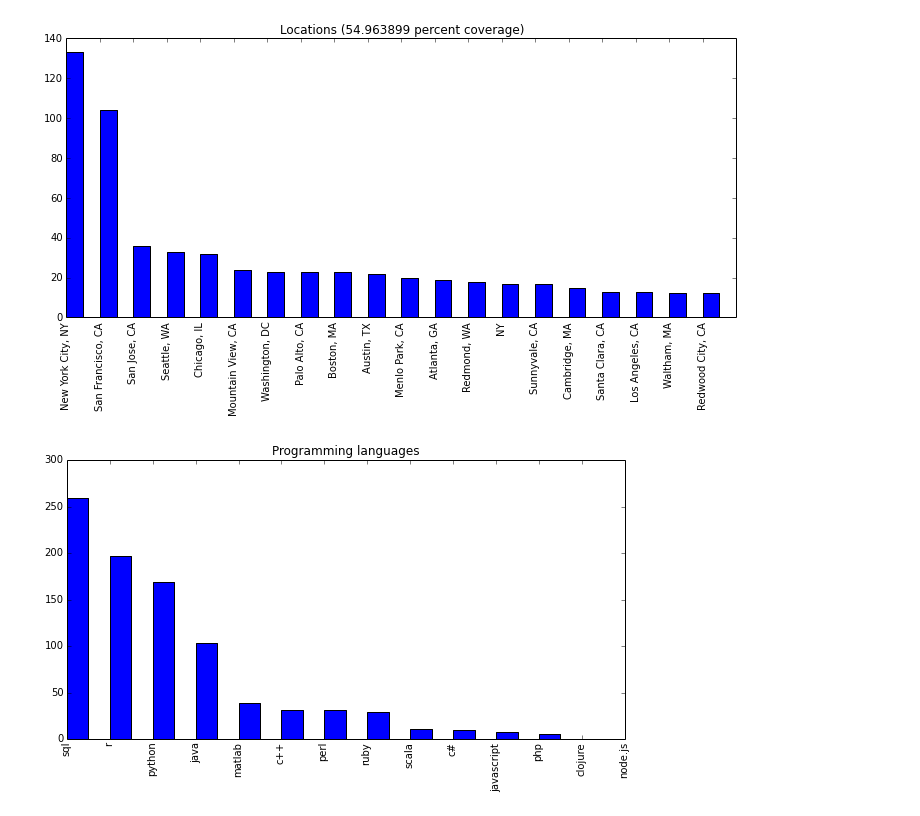
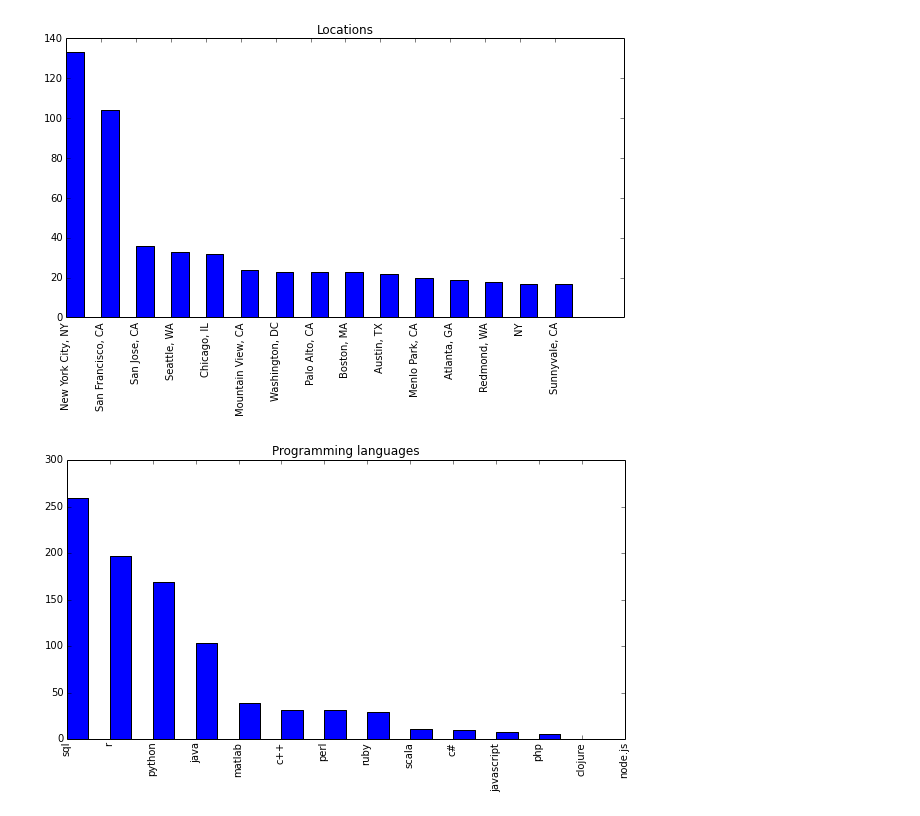
Before and after one commit to afcarl/analysis-jobdata, a Jupyter notebook: notebooks/datascience.ipynb, the cells around one changed output. Saved outputs shown, nothing was run; the diff lists cells and outputs as text; code cells hidden in the pictures.

Commit message:
Data Science refactoring

```diff
--- a/notebooks/datascience.ipynb
+++ b/notebooks/datascience.ipynb
@@ -22,22 +22,40 @@ def load_json_save(x):
 # Filter out records that couldn't be parsed
 records = map(lambda r: load_json_save(r), records)
 records = filter(lambda r: r, records)
+# %%
+def plot_term_counts(data, title="", color='b'):
+    fig, ax = plt.subplots(figsize=(10,5))
+    N = len(data)
+    sorted_items = []
+    if type(data) is Counter:
+        sorted_items = sorted(data.items(), key=lambda x: x[1], reverse=True)
+    elif type(data) is list:
+        sorted_items = data
+    x_labels, y_values = zip(*sorted_items)
+    x_values = np.arange(N)
+    rects = ax.bar(x_values, y_values, 0.5, color=color)
+    ax.set_title(title)
+    ax.set_xticks(x_values)
+    ax.set_xticklabels(x_labels, rotation=90)
+    plt.show()
 # %%
 # Data Exploration: Find the job locations
 loc_counter = Counter()
 loc_counter.update([r["location"] for r in records])
 
+# loc_counter.items()
+plot_term_counts(sorted(loc_counter.items(), key=lambda x: x[1], reverse=True)[:15], "Locations")
 # Plot the locations for all jobs
-fig, ax = plt.subplots(figsize=(12,5))
-N = 20
-data = [x[1] for x in loc_counter.most_common(N)]
-rects = ax.bar(np.arange(N), data, 0.5)
-ax.set_title("Locations (%f percent coverage)"%(100.0*sum(data)/float(sum(loc_counter_all.values()))))
-ax.set_xticks(np.arange(N))
-ax.set_xticklabels([x[0] for x in loc_counter.most_common(N)], rotation=90)
-plt.show()
+# fig, ax = plt.subplots(figsize=(12,5))
+# N = 20
+# data = [x[1] for x in loc_counter.most_common(N)]
+# rects = ax.bar(np.arange(N), data, 0.5)
+# ax.set_title("Locations (%f percent coverage)"%(100.0*sum(data)/float(sum(loc_counter_all.values()))))
+# ax.set_xticks(np.arange(N))
+# ax.set_xticklabels([x[0] for x in loc_counter.most_common(N)], rotation=90)
+# plt.show()
 # %% [output]
-[figure, old version]
+[figure, new version]
 # %%
 def term_counts(terms, data):
     counter = Counter()
```
Also changed, not shown: parts of 1 cell of this notebook.
